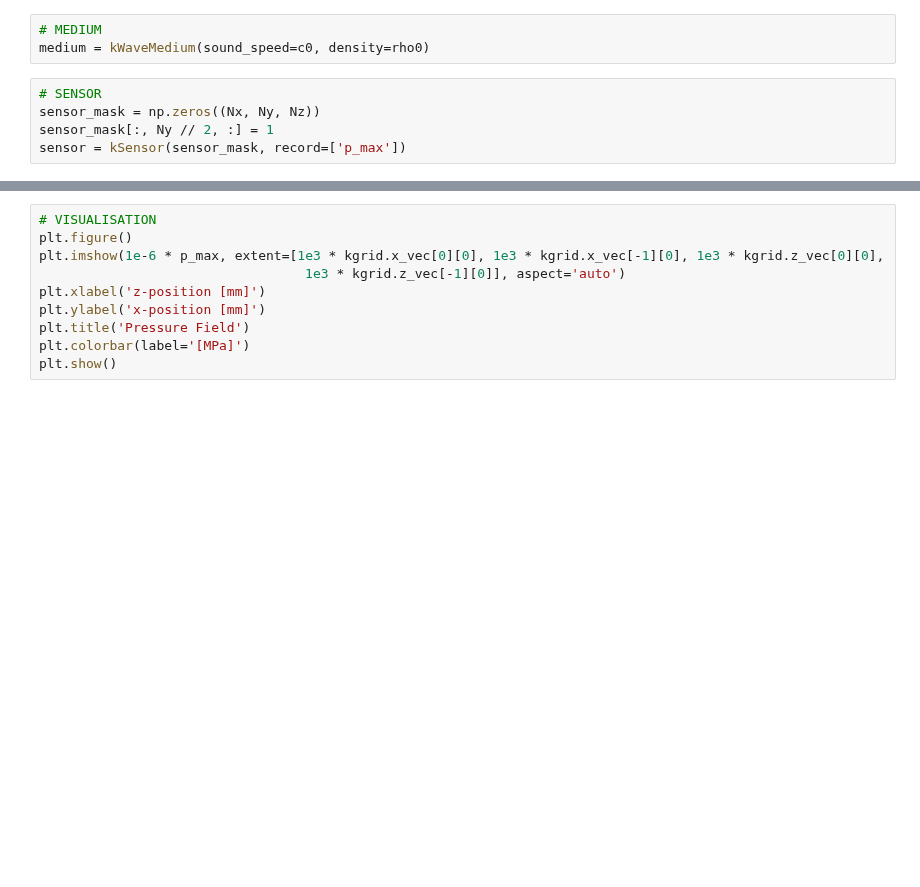
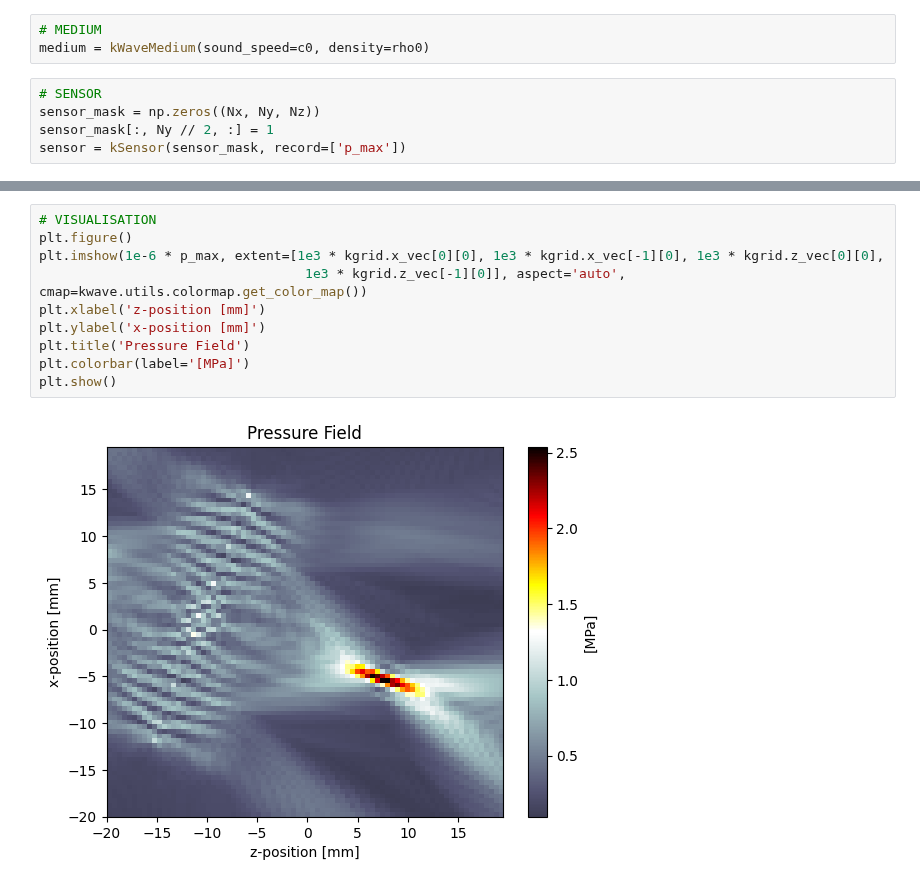
Before and after one commit to waltsims/k-wave-python, a Jupyter notebook: examples/at_linear_array_transducer/at_linear_array_transducer.ipynb, the cells around one changed output, grey strips where cells are left out. Saved outputs shown, nothing was run; the diff lists cells and outputs as text; blank space fills up the shorter version.

Commit message:
update at_linear_array_transducer with kwave color map

```diff
--- a/examples/at_linear_array_transducer/at_linear_array_transducer.ipynb
+++ b/examples/at_linear_array_transducer/at_linear_array_transducer.ipynb
@@ -95,10 +104,12 @@ p_max = np.reshape(sensor_data['p_max'], (Nx, Nz), order='F')
 # %%
 # VISUALISATION
 plt.figure()
 plt.imshow(1e-6 * p_max, extent=[1e3 * kgrid.x_vec[0][0], 1e3 * kgrid.x_vec[-1][0], 1e3 * kgrid.z_vec[0][0],
-                                  1e3 * kgrid.z_vec[-1][0]], aspect='auto')
+                                  1e3 * kgrid.z_vec[-1][0]], aspect='auto', cmap=kwave.utils.colormap.get_color_map())
 plt.xlabel('z-position [mm]')
 plt.ylabel('x-position [mm]')
 plt.title('Pressure Field')
 plt.colorbar(label='[MPa]')
 plt.show()
+# %% [output]
+[figure, added]
```
Also changed, not shown: parts of 2 cells of this notebook, 1 other file.
